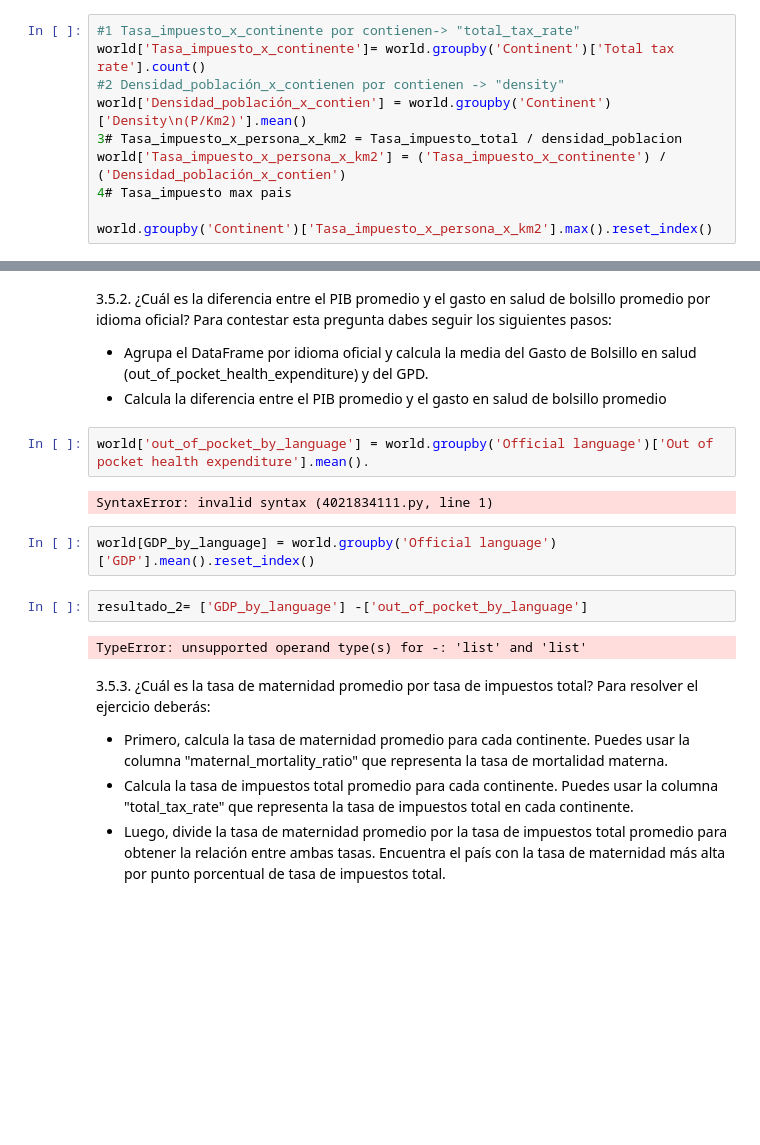
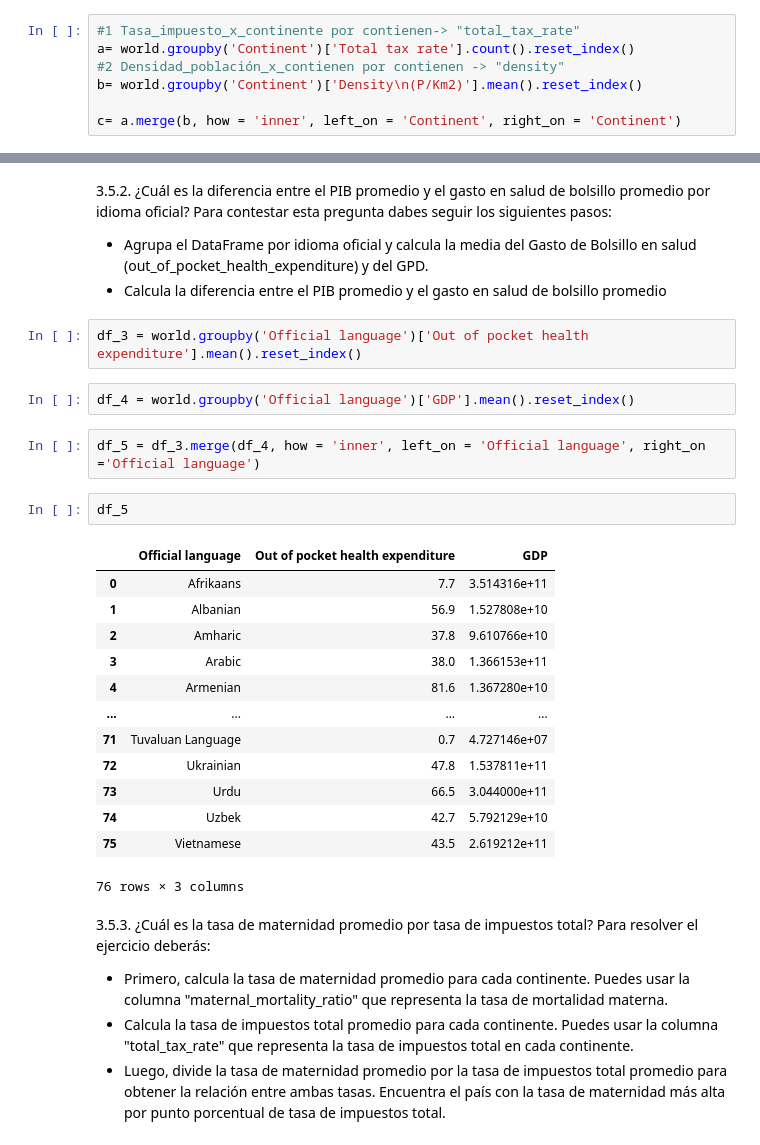
Before and after one commit to Mariadelmardp/Curso-ML, a Jupyter notebook: ejercicios/1_Pandas.ipynb, the cells around one changed output, grey strips where cells are left out. Cells and saved outputs as stored; diff of their text form; blank space fills up the shorter version.

```diff
--- a/ejercicios/1_Pandas.ipynb
+++ b/ejercicios/1_Pandas.ipynb
@@ -939,11 +939,8 @@ Index(['Country', 'Density\n(P/Km2)', 'Abbreviation', 'Agricultural Land( %)',
       dtype='object')
 # %%
 #1 Tasa_impuesto_x_continente por contienen-> "total_tax_rate"
-world['Tasa_impuesto_x_continente']= world.groupby('Continent')['Total tax rate'].count()
+a= world.groupby('Continent')['Total tax rate'].count().reset_index()
 #2 Densidad_población_x_contienen por contienen -> "density"
-world['Densidad_población_x_contien'] = world.groupby('Continent')['Density\n(P/Km2)'].mean()
-3# Tasa_impuesto_x_persona_x_km2 = Tasa_impuesto_total / densidad_poblacion
-world['Tasa_impuesto_x_persona_x_km2'] = ('Tasa_impuesto_x_continente') / ('Densidad_población_x_contien')
-4# Tasa_impuesto max pais
+b= world.groupby('Continent')['Density\n(P/Km2)'].mean().reset_index()
 
-world.groupby('Continent')['Tasa_impuesto_x_persona_x_km2'].max().reset_index()
+c= a.merge(b, how = 'inner', left_on = 'Continent', right_on = 'Continent')
@@ -954,15 +980,27 @@ TypeError: unsupported operand type(s) for /: 'str' and 'str'
 - Agrupa el DataFrame por idioma oficial y calcula la media del Gasto de Bolsillo en salud (out_of_pocket_health_expenditure) y del GPD.
 - Calcula la diferencia entre el PIB promedio y el gasto en salud de bolsillo promedio
 # %%
-world['out_of_pocket_by_language'] = world.groupby('Official language')['Out of pocket health expenditure'].mean().
+df_3 = world.groupby('Official language')['Out of pocket health expenditure'].mean().reset_index()
-# %% [output]
-SyntaxError: invalid syntax (4021834111.py, line 1)
 # %%
-world[GDP_by_language] = world.groupby('Official language')['GDP'].mean().reset_index()
+df_4 = world.groupby('Official language')['GDP'].mean().reset_index()
-# %%
-resultado_2= ['GDP_by_language'] -['out_of_pocket_by_language']
-# %% [output]
-TypeError: unsupported operand type(s) for -: 'list' and 'list'
+# %%
+df_5 = df_3.merge(df_4, how = 'inner', left_on = 'Official language', right_on ='Official language')
+# %%
+df_5
+# %% [output]
+|  | Official language | Out of pocket health expenditure | GDP |
+| 0 | Afrikaans | 7.7 | 3.514316e+11 |
+| 1 | Albanian | 56.9 | 1.527808e+10 |
+| 2 | Amharic | 37.8 | 9.610766e+10 |
+| 3 | Arabic | 38.0 | 1.366153e+11 |
+| 4 | Armenian | 81.6 | 1.367280e+10 |
+| ... | ... | ... | ... |
+| 71 | Tuvaluan Language | 0.7 | 4.727146e+07 |
+| 72 | Ukrainian | 47.8 | 1.537811e+11 |
+| 73 | Urdu | 66.5 | 3.044000e+11 |
+| 74 | Uzbek | 42.7 | 5.792129e+10 |
+| 75 | Vietnamese | 43.5 | 2.619212e+11 |
+76 rows × 3 columns
 # %% [markdown]
 3.5.3. ¿Cuál es la tasa de maternidad promedio por tasa de impuestos total? Para resolver el ejercicio deberás:
 - Primero, calcula la tasa de maternidad promedio para cada continente. Puedes usar la columna "maternal_mortality_ratio" que representa la tasa de mortalidad materna.
```
Also changed, not shown: parts of 7 cells of this notebook.
